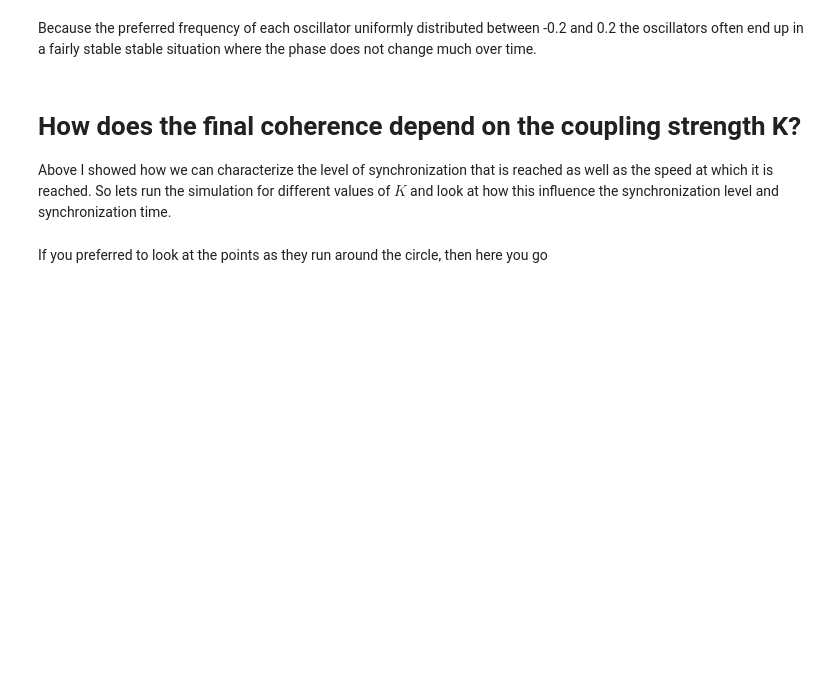
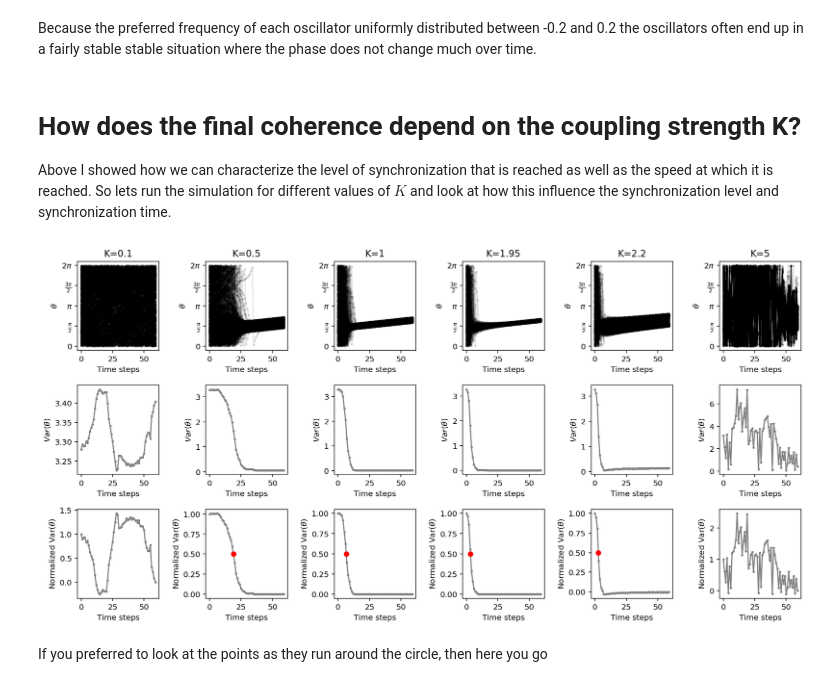
Before and after one commit to mikmik19/mikmik19.github.com, a Jupyter notebook: notebooks/strogatz_1991/strogatz_1991.ipynb, the cells around one changed output. Drawn from its saved outputs; the diff is of its cells as text; code cells hidden in the pictures; blank space fills up the shorter version.

```diff
--- a/notebooks/strogatz_1991/strogatz_1991.ipynb
+++ b/notebooks/strogatz_1991/strogatz_1991.ipynb
@@ -277,31 +303,40 @@ Because the preferred frequency of each oscillator uniformly distributed between
 Above I showed how we can characterize the level of synchronization that is reached as well as the speed at which it is reached. So lets run the simulation for different values of $K$ and look at how this influence the synchronization level and synchronization time.
 # %%
 fig, axes = plt.subplots(ncols=6, nrows=3, figsize=(14, 7))
+initial_omega, initial_theta = set_up_initial_conditions(N=480)
 STEPS = 60
 Ks = [0.1, 0.5, 1, 1.95, 2.2, 5]
-initial_omega, initial_theta = set_up_initial_conditions(N=480)
 all_thetas = []
+all_normalized_variances = []
+all_halfwaypoints = []
 for idx, K in enumerate(Ks):
     omega, theta = initial_omega, initial_theta
     thetas = run_simulation(omega, theta, N=480, STEPS=STEPS, K=K)
-    all_thetas.append(thetas)
+
     for i in range(thetas.shape[0]):
         axes[0, idx].plot(range(STEPS), thetas[i, :],
                           '-ok', alpha=0.1, markersize=2)
         add_labels(axes[0, idx], K)
 
     var = np.var(thetas, axis=0)
     axes[1, idx].plot(range(STEPS), var, '-o', color='grey', markersize=2)
     add_relaxation_labels(axes[1, idx])
 
     var_norm = (var[-1]-var)/(var[-1]-var[0])
     axes[2, idx].plot(range(STEPS), var_norm, '-o', color='grey', markersize=2)
     if var[-1] < 0.25:
         hwp = get_halfway_point(var_norm[:25], range(STEPS)[:25])
         axes[2, idx].plot(hwp, 0.5, 'ro')
     axes[2, idx].set_xlabel('Time steps')
     axes[2, idx].set_ylabel(r'Normalized Var($\theta$)')
 
+    # Saving the results
+    all_thetas.append(thetas)
+    all_normalized_variances.append(var_norm)
+    all_halfwaypoints.append(float(hwp))
+
 fig.tight_layout()
+# %% [output]
+[figure, added]
 # %% [markdown]
 If you preferred to look at the points as they run around the circle, then here you go
```
Also changed, not shown: parts of 12 cells of this notebook, 5 other files.
